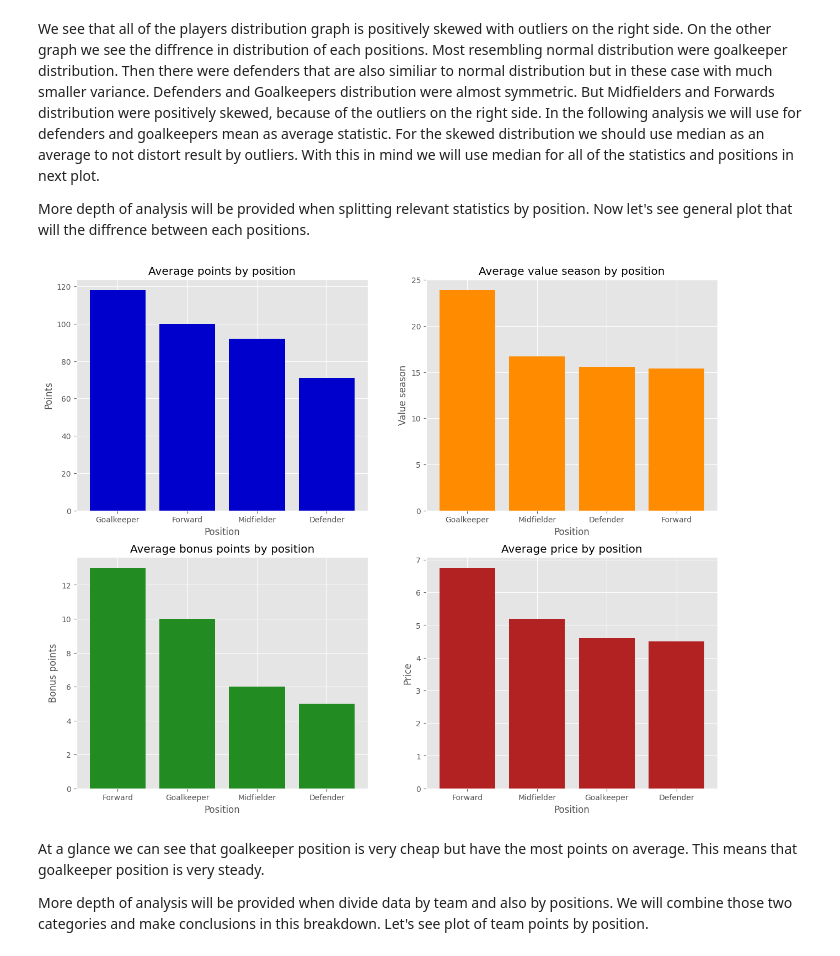
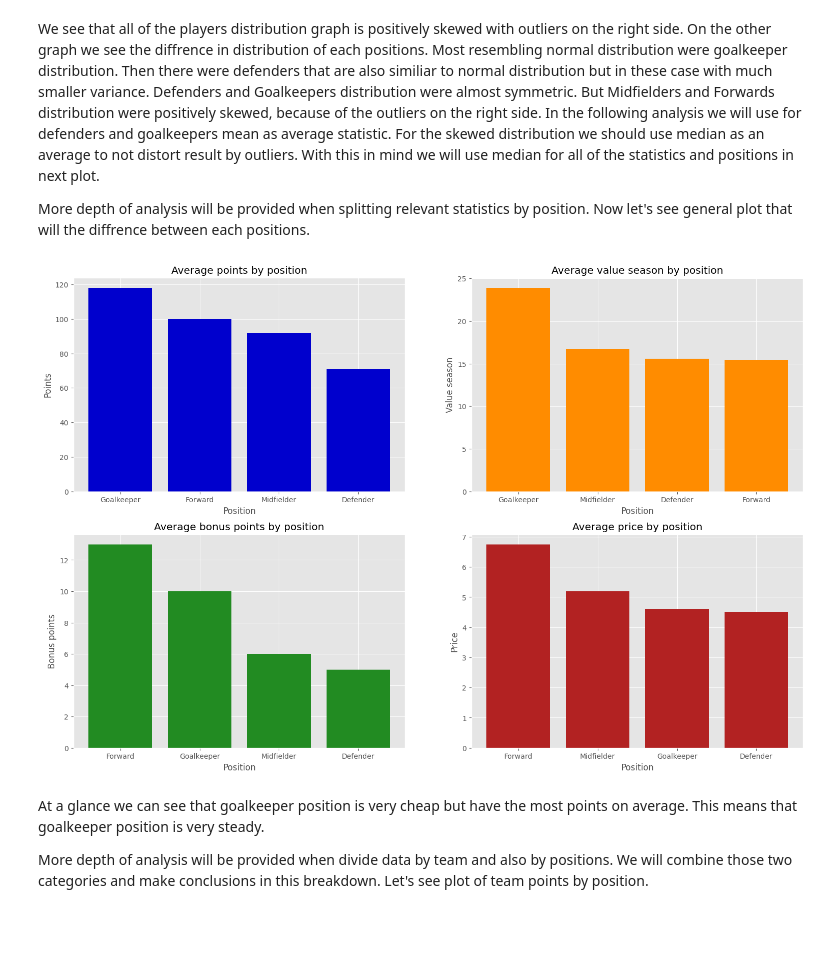
Before and after one commit to matpasternak/fpl_22_23, a Jupyter notebook: 2_Data_analysis.ipynb, the cells around one changed output. Drawn from its saved outputs; the diff is of its cells as text; code cells hidden in the pictures; blank space fills up the shorter version.

```diff
--- a/2_Data_analysis.ipynb
+++ b/2_Data_analysis.ipynb
@@ -161,36 +161,36 @@ vs_df = df.pivot_table('value_season', index='position', aggfunc='median').sort_
 b_df = df.pivot_table('bonus', index='position', aggfunc='median').sort_values(by='bonus', ascending=False)
 pr_df = df.pivot_table('price', index='position', aggfunc='median').sort_values(by='price', ascending=False)
 
-fg, ax = plt.subplots(2, 2, figsize=(15,12))
+fg, ax = plt.subplots(2, 2, figsize=(18.5,12))
 (ax1, ax2), (ax3, ax4) = ax
 
 #Plot 6_1
 x1 = tp_df.index
 y1 = tp_df['total_points']
 ax1.bar(x1, y1, color='#0000CD')
 ax1.set(title='Average points by position', xlabel='Position', ylabel='Points')
 
 #Plot 6_2
 x2 = vs_df.index
 y2 = vs_df['value_season']
 ax2.bar(x2, y2, color='#FF8C00')
 ax2.set(title='Average value season by position', xlabel='Position', ylabel='Value season')
 
 #Plot 6_3
 x3 = b_df.index
 y3 = b_df['bonus']
 ax3.bar(x3, y3, color='#228B22')
 ax3.set(title='Average bonus points by position', xlabel='Position', ylabel='Bonus points')
 
 #Plot 6_4
 x4 = pr_df.index
 y4 = pr_df['price']
 ax4.bar(x4, y4, color='#B22222')
 ax4.set(title='Average price by position', xlabel='Position', ylabel='Price')
 
 plt.show()
 # %% [output]
-[figure, old version]
+[figure, new version]
 # %% [markdown]
 At a glance we can see that goalkeeper position is very cheap but have the most points on average. This means that goalkeeper position is very steady.
 
```
Also changed, not shown: parts of 4 cells of this notebook.
